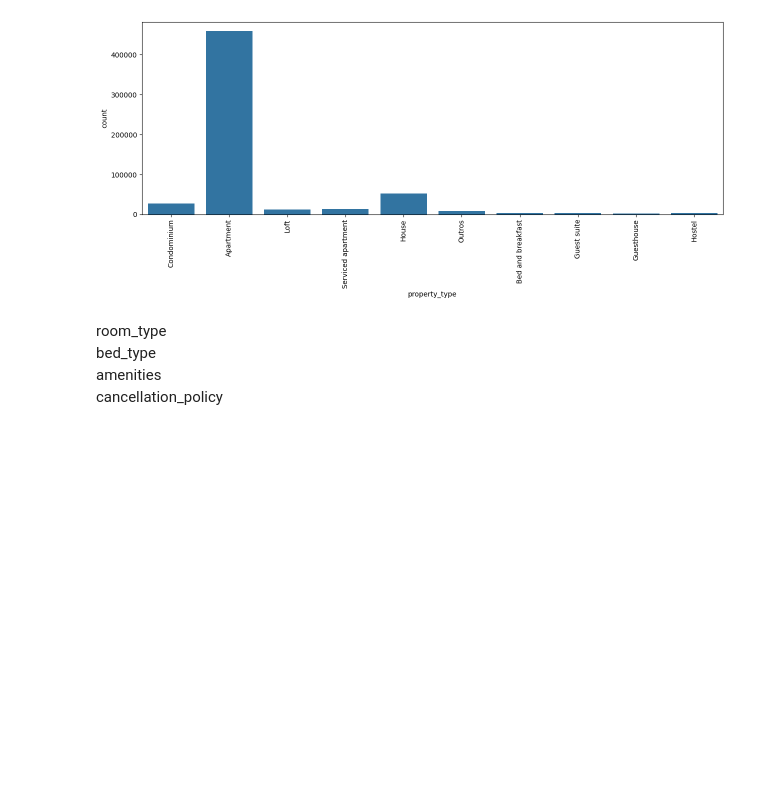
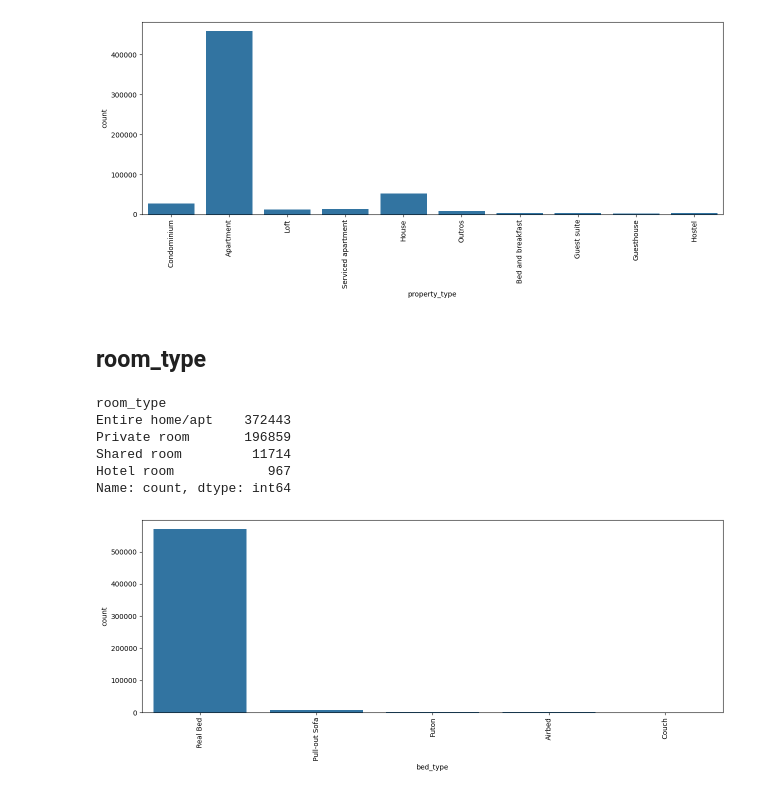
Before and after one commit to guilhermeluizcosta/Projeto-CienciaDeDados, a Jupyter notebook: Projeto.ipynb, the cells around one changed output. Saved outputs shown, nothing was run; the diff lists cells and outputs as text; code cells hidden in the pictures; blank space fills up the shorter version.

Commit message:
Analisando room_type, bed_type e cancellation

```diff
--- a/Projeto.ipynb
+++ b/Projeto.ipynb
@@ -471,8 +471,18 @@ Name: count, dtype: int64
 None
 [figure]
 # %% [markdown]
-
-room_type
-bed_type
-amenities
-cancellation_policy
+## room_type
+# %%
+print(base_airbnb['room_type'].value_counts())
+
+plt.figure(figsize=(15,5))
+grafico = sns.countplot(data= base_airbnb,x= 'bed_type')
+grafico.tick_params(axis= 'x', rotation = 90)
+# %% [output]
+room_type
+Entire home/apt    372443
+Private room       196859
+Shared room         11714
+Hotel room            967
+Name: count, dtype: int64
+[figure, added]
```
Also changed, not shown: parts of 5 cells of this notebook.
